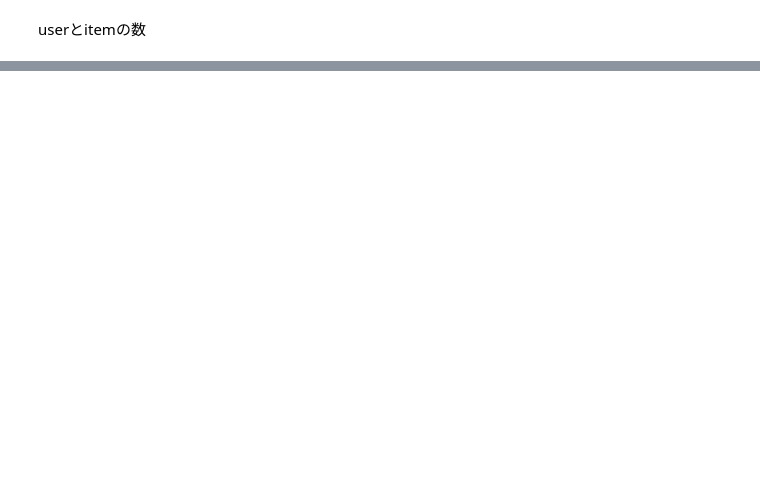
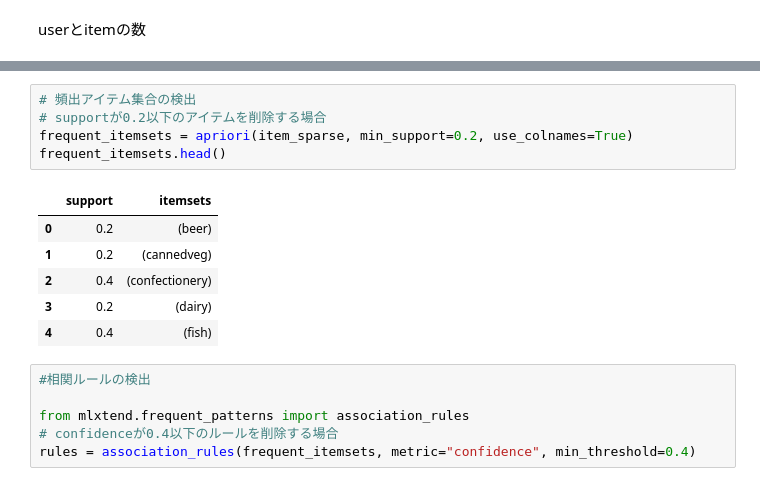
Before and after one commit to sherry4186/Apriori, a Jupyter notebook: Apriori.ipynb, the cells around one changed output, grey strips where cells are left out. Drawn from its saved outputs; the diff is of its cells as text; blank space fills up the shorter version.

```diff
--- a/Apriori.ipynb
+++ b/Apriori.ipynb
@@ -151,0 +85,18 @@ print(f'指標結果：\n\tSupport: {rule[1][1]:.3}\n\tConfidence: {rule[1][2][0
+# %%
+# 頻出アイテム集合の検出
+# supportが0.2以下のアイテムを削除する場合
+frequent_itemsets = apriori(item_sparse, min_support=0.2, use_colnames=True)
+frequent_itemsets.head()
+# %% [output]
+|  | support | itemsets |
+| 0 | 0.2 | (beer) |
+| 1 | 0.2 | (cannedveg) |
+| 2 | 0.4 | (confectionery) |
+| 3 | 0.2 | (dairy) |
+| 4 | 0.4 | (fish) |
+# %%
+#相関ルールの検出
+
+from mlxtend.frequent_patterns import association_rules
+# confidenceが0.4以下のルールを削除する場合
+rules = association_rules(frequent_itemsets, metric="confidence", min_threshold=0.4)
```
Also changed, not shown: parts of 25 cells of this notebook.
